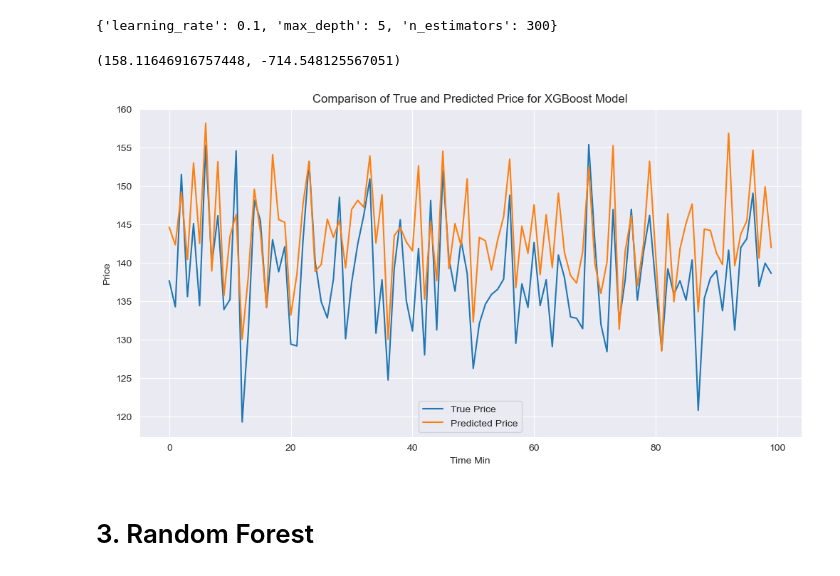
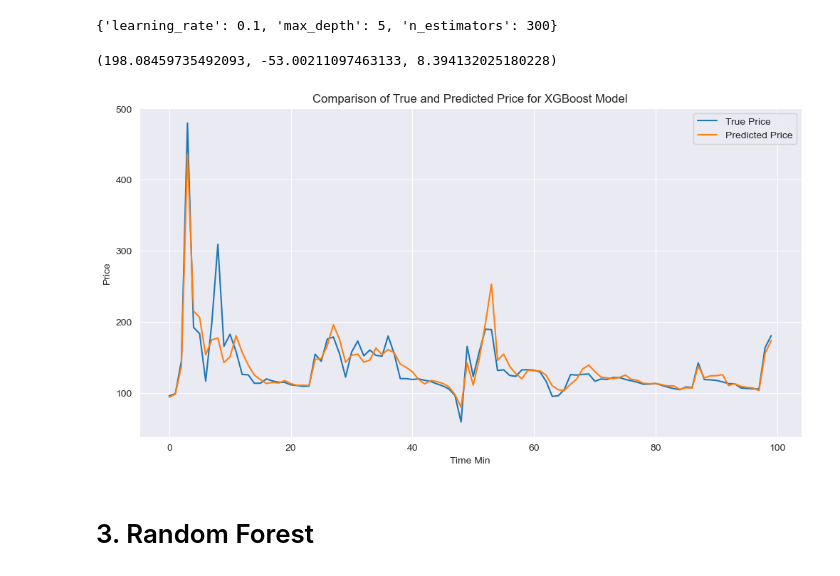
Before and after one commit to UoB-DSMP-2023-24/dsmp-2024-group23, a Jupyter notebook: Final/Modeling/Baseline_models.ipynb, the cells around one changed output. Cells and saved outputs as stored; diff of their text form; code cells hidden in the pictures.

Commit message:
xgboost in Baseline_models.ipynb

```diff
--- a/Final/Modeling/Baseline_models.ipynb
+++ b/Final/Modeling/Baseline_models.ipynb
@@ -15,8 +15,9 @@ from sklearn.metrics import mean_squared_error
 # %% [markdown]
 # 1. Data Preprocessing
 # %%
-lob_data= pd.read_csv("C:\\Users\\yhb\\dsmp-2024-group23\\Ryan\\datasets\\resampled_lob_minALL.csv")
+# lob_data= pd.read_csv("C:\\Users\\yhb\\dsmp-2024-group23\\Ryan\\datasets\\resampled_lob_minALL.csv")
+lob_data= pd.read_csv("E:\\Bristol\\mini_project\\JPMorgan_Set01\\test_datasets\\resampled_lob_secs2.csv")
 lob_data['Datetime'] = pd.to_datetime(lob_data['Datetime'])
 
-lob_data['price']=(lob_data['Max Bid Price']*lob_data['Max Bid Quantity']+lob_data['Min Ask Price']*lob_data['Min Ask Quantity'])/(lob_data['Max Bid Quantity']+lob_data['Min Ask Quantity'])
+# lob_data['price']=(lob_data['Max Bid Price']*lob_data['Max Bid Quantity']+lob_data['Min Ask Price']*lob_data['Min Ask Quantity'])/(lob_data['Max Bid Quantity']+lob_data['Min Ask Quantity'])
 # lob_data
@@ -54,21 +23,0 @@ lob_data = lob_data.iloc[1:]
-# %%
-def calculate_rsi(data, window):
-    """
-    计算给定数据的相对强弱指数（RSI）。
-
-    :param data: 包含价格数据的Pandas Series。
-    :param window: 用于计算RSI的窗口大小，默认为14。
-    :return: 包含RSI值的Pandas Series。
-    """
-    delta = data.diff()
-    gain = (delta.where(delta > 0, 0)).rolling(window=window).mean()
-    loss = (-delta.where(delta < 0, 0)).rolling(window=window).mean()
-
-    rs = gain / loss
-    rsi = 100 - (100 / (1 + rs))
-    return rsi
-
-lob_data['RSI'] = calculate_rsi(lob_data['price'], window=5) # calculate RSI
-lob_data['MA'] = lob_data['price'].rolling(window=5).mean() # Cclculate moving avg
-lob_data['Momentum'] = lob_data['price'] - lob_data['price'].shift(5) # Calculate momentum
-# lob_data.head()
@@ -120,8 +98,8 @@ Index(['Datetime', 'Min Ask Price', 'Max Bid Price', 'price',
 lob_data.dropna(inplace=True)
 
 # split data
-split_index = int(0.8 * len(lob_data))
+split_index = int(0.9 * len(lob_data))
 features = ['Total Bid Quantity', 'Total Ask Quantity', 'Min Ask Quantity', 'Max Bid Quantity', 'ofi', 'RSI', 'MA', 'Momentum']
 target = 'price'
-X_train, X_test = lob_data[features][:split_index], lob_data[features][split_index:]
-y_train, y_test = lob_data[target][:split_index], lob_data[target][split_index:]
+X_train, X_test = lob_data[features][:split_index], lob_data[features][split_index+20:-1]
+y_train, y_test = lob_data[target][:split_index], lob_data[target][split_index+20:-1]
@@ -295,7 +239,7 @@ grid_search.best_params_ # {'learning_rate': 0.1, 'max_depth': 3, 'n_estimators'
 # %% [output]
 {'learning_rate': 0.1, 'max_depth': 5, 'n_estimators': 300}
 # %%
-# 使用最佳参数训练模型
+# 使用最佳参数训练模型,reg:squarederror是用于回归任务的损失函数(均方误差)
 xgb_model = XGBRegressor(objective='reg:squarederror', n_estimators=300, max_depth=5, learning_rate=0.1, random_state=42,n_jobs=-1)
 xgb_model.fit(X_train_scaled, y_train)
 
@@ -306,22 +250,32 @@ y_pred_xgb = xgb_model.predict(X_test_scaled)
 mse = np.mean((y_pred_xgb - y_test) ** 2)
 # 计算R^2
 r2 = xgb_model.score(X_test, y_test)
-mse, r2
+
+# 计算mae
+mae = np.mean(np.abs(y_pred_xgb - y_test))
+
+mse, r2, mae
 # %% [output]
-(158.11646916757448, -714.548125567051)
+(198.08459735492093, -53.00211097463133, 8.394132025180228)
+# %%
+# save xgb prediction
+# np.save('./saved_models_regression/xgb_prediction.npy', y_pred_xgb)
+
+# load xgb prediction
+y_pred_xgb = np.load('./saved_models_regression/xgb_prediction.npy')
 # %%
 y_test_value=y_test.values
 # 对比预测值和真实值,
 plt.figure(figsize=(12, 6))
-plt.plot(y_test_value[1000:1100], label='True Price')
-plt.plot(y_pred_xgb[1000:1100] ,label='Predicted Price')
+plt.plot(y_test_value[300000:300100], label='True Price')
+plt.plot(y_pred_xgb[300000:300100] ,label='Predicted Price')
 plt.title('Comparison of True and Predicted Price for XGBoost Model')
 plt.xlabel('Time Min')
 plt.ylabel('Price')
 plt.legend()
 plt.show()
 # %% [output]
-[figure, old version]
+[figure, new version]
 # %% [markdown]
 # 3. Random Forest
 # %%
```
Also changed, not shown: parts of 9 cells of this notebook.
